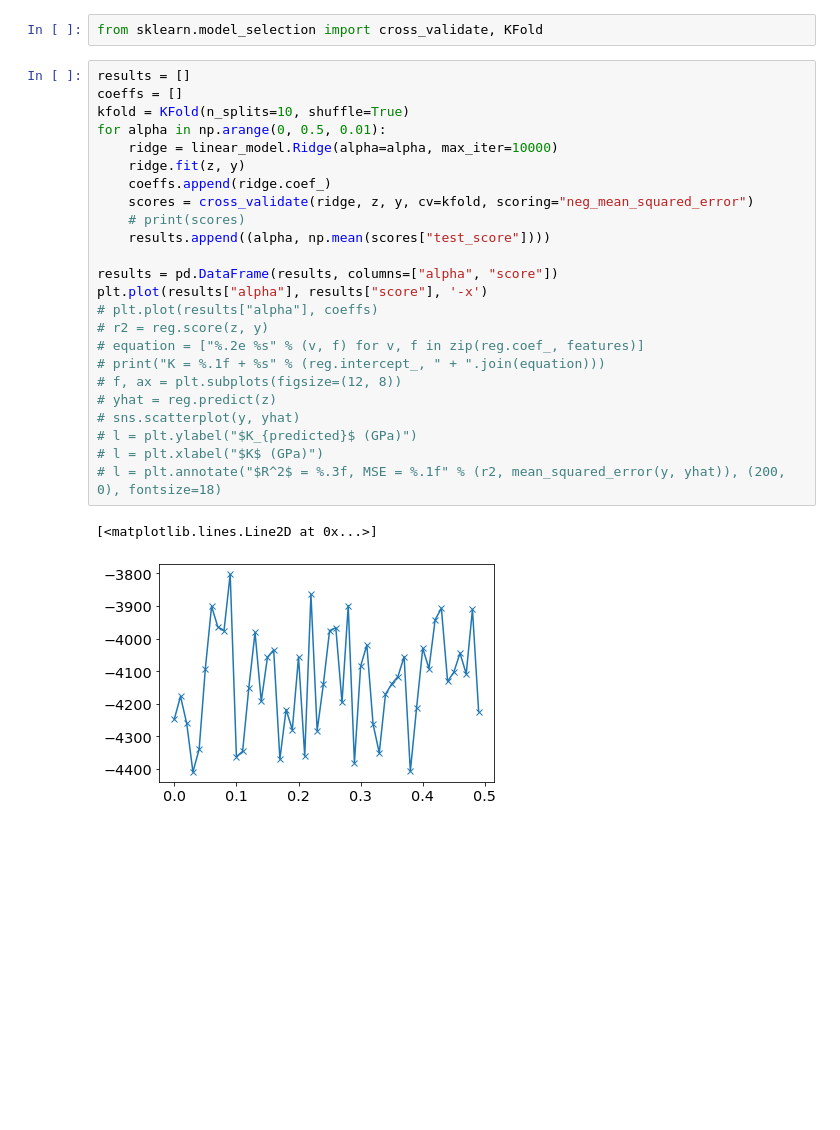
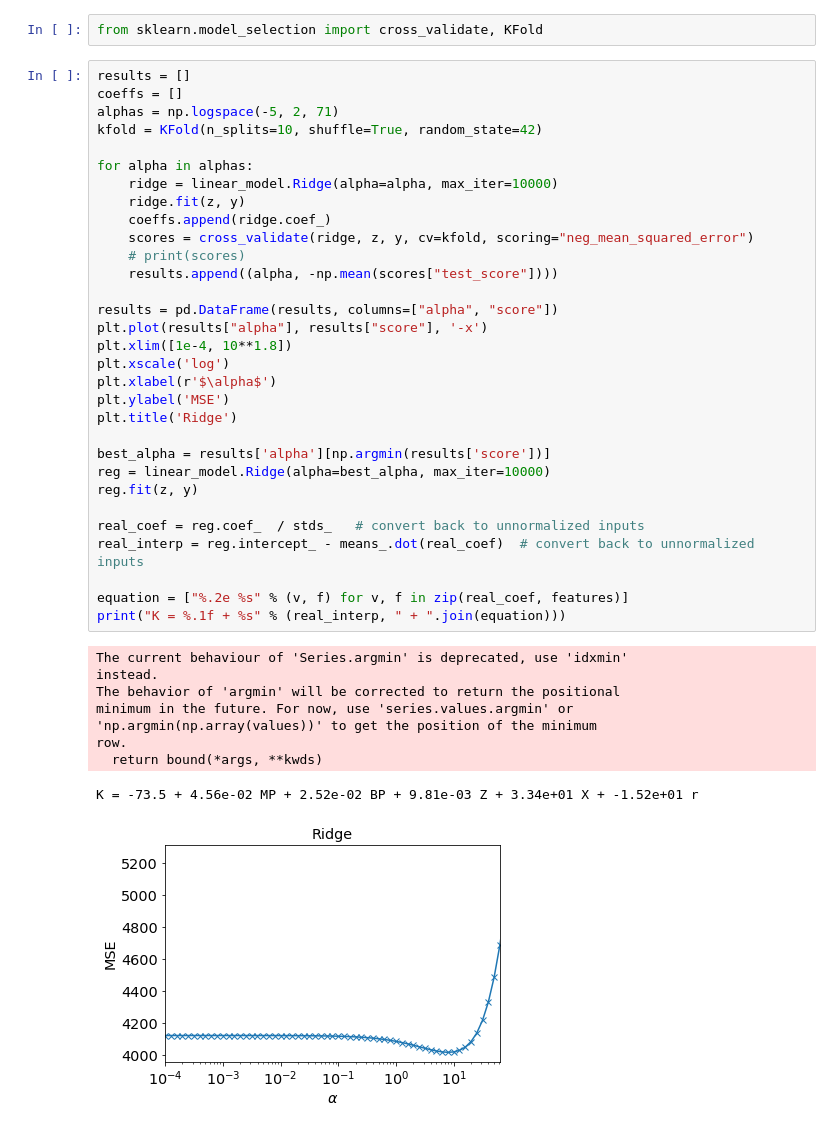
Before and after one commit to materialsvirtuallab/nano281, a Jupyter notebook: lectures/Lecture 2 - Linear methods.ipynb, the cells around one changed output. Saved outputs shown, nothing was run; the diff lists cells and outputs as text; blank space fills up the shorter version.

```diff
--- a/lectures/Lecture 2 - Linear methods.ipynb
+++ b/lectures/Lecture 2 - Linear methods.ipynb
@@ -129,27 +152,41 @@ from sklearn.model_selection import cross_validate, KFold
 # %%
 results = []
 coeffs = []
-kfold = KFold(n_splits=10, shuffle=True)
-for alpha in np.arange(0, 0.5, 0.01):
+alphas = np.logspace(-5, 2, 71)
+kfold = KFold(n_splits=10, shuffle=True, random_state=42)
+
+for alpha in alphas:
     ridge = linear_model.Ridge(alpha=alpha, max_iter=10000)
     ridge.fit(z, y)
     coeffs.append(ridge.coef_)
     scores = cross_validate(ridge, z, y, cv=kfold, scoring="neg_mean_squared_error")
     # print(scores)
-    results.append((alpha, np.mean(scores["test_score"])))
+    results.append((alpha, -np.mean(scores["test_score"])))
 
 results = pd.DataFrame(results, columns=["alpha", "score"])
 plt.plot(results["alpha"], results["score"], '-x')
-# plt.plot(results["alpha"], coeffs)
-# r2 = reg.score(z, y)
-# equation = ["%.2e %s" % (v, f) for v, f in zip(reg.coef_, features)]
-# print("K = %.1f + %s" % (reg.intercept_, " + ".join(equation)))
-# f, ax = plt.subplots(figsize=(12, 8))
-# yhat = reg.predict(z)
-# sns.scatterplot(y, yhat)
-# l = plt.ylabel("$K_{predicted}$ (GPa)")
-# l = plt.xlabel("$K$ (GPa)")
-# l = plt.annotate("$R^2$ = %.3f, MSE = %.1f" % (r2, mean_squared_error(y, yhat)), (200, 0), fontsize=18)
+plt.xlim([1e-4, 10**1.8])
+plt.xscale('log')
+plt.xlabel(r'$\alpha$')
+plt.ylabel('MSE')
+plt.title('Ridge')
+
+best_alpha = results['alpha'][np.argmin(results['score'])]
+reg = linear_model.Ridge(alpha=best_alpha, max_iter=10000)
+reg.fit(z, y)
+
+real_coef = reg.coef_  / stds_   # convert back to unnormalized inputs
+real_interp = reg.intercept_ - means_.dot(real_coef)  # convert back to unnormalized inputs
+
+equation = ["%.2e %s" % (v, f) for v, f in zip(real_coef, features)]
+print("K = %.1f + %s" % (real_interp, " + ".join(equation)))
 # %% [output]
-[<matplotlib.lines.Line2D at 0x...>]
+The current behaviour of 'Series.argmin' is deprecated, use 'idxmin'
+instead.
+The behavior of 'argmin' will be corrected to return the positional
+minimum in the future. For now, use 'series.values.argmin' or
+'np.argmin(np.array(values))' to get the position of the minimum
+row.
+  return bound(*args, **kwds)
+K = -73.5 + 4.56e-02 MP + 2.52e-02 BP + 9.81e-03 Z + 3.34e+01 X + -1.52e+01 r
-[figure, old version]
+[figure, new version]
```
Also changed, not shown: parts of 9 cells of this notebook.
